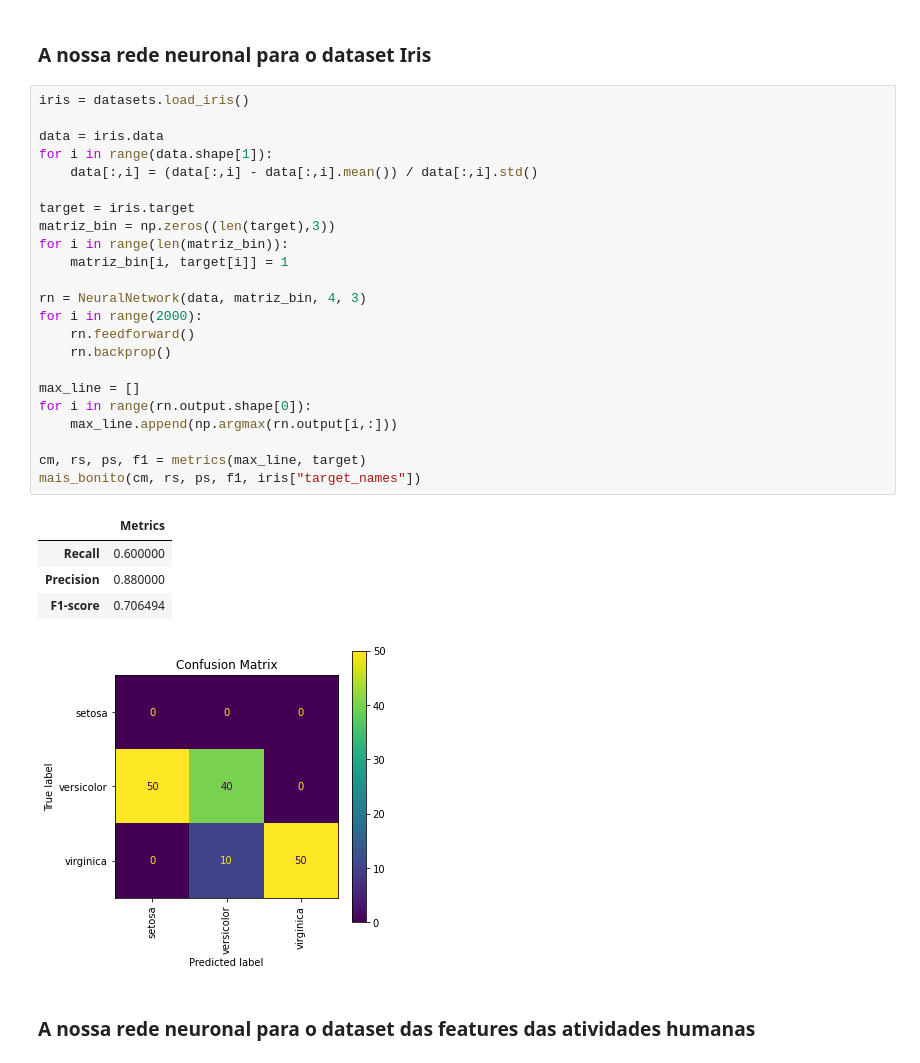
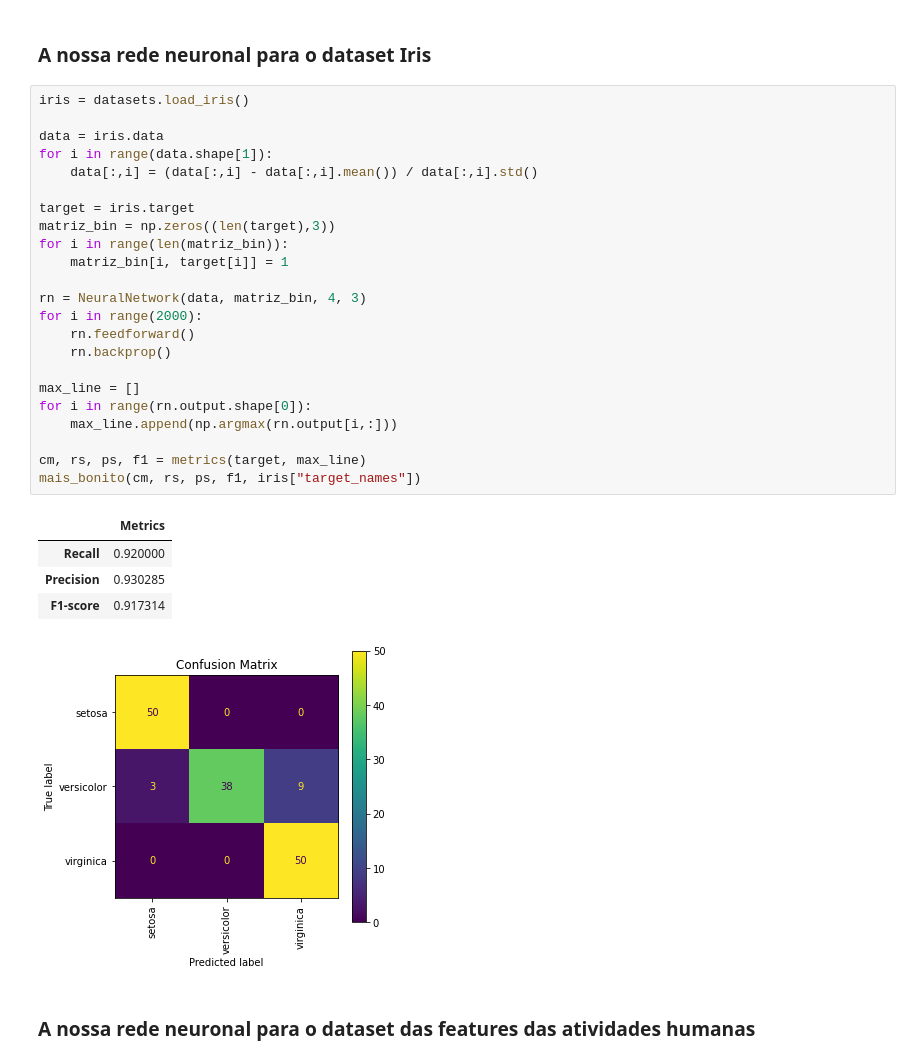
Before and after one commit to patii01/TCD-TP, a Jupyter notebook: Part_B/code/mainActivity.ipynb, the cells around one changed output. Drawn from its saved outputs; the diff is of its cells as text.

```diff
--- a/Part_B/code/mainActivity.ipynb
+++ b/Part_B/code/mainActivity.ipynb
@@ -1303,32 +1398,32 @@ class NeuralNetwork:
 # %%
 iris = datasets.load_iris()
 
 data = iris.data
 for i in range(data.shape[1]):
     data[:,i] = (data[:,i] - data[:,i].mean()) / data[:,i].std()
 
 target = iris.target
 matriz_bin = np.zeros((len(target),3))
 for i in range(len(matriz_bin)):
     matriz_bin[i, target[i]] = 1
 
 rn = NeuralNetwork(data, matriz_bin, 4, 3)
 for i in range(2000):
     rn.feedforward()
     rn.backprop()
 
 max_line = []
 for i in range(rn.output.shape[0]):
     max_line.append(np.argmax(rn.output[i,:]))
 
-cm, rs, ps, f1 = metrics(max_line, target)
+cm, rs, ps, f1 = metrics(target, max_line)
 mais_bonito(cm, rs, ps, f1, iris["target_names"])
 # %% [output]
 |  | Metrics |
-| Recall | 0.600000 |
-| Precision | 0.880000 |
-| F1-score | 0.706494 |
+| Recall | 0.920000 |
+| Precision | 0.930285 |
+| F1-score | 0.917314 |
-[figure, old version]
+[figure, new version]
 # %% [markdown]
 ### A nossa rede neuronal para o dataset das features das atividades humanas
 # %%
```
Also changed, not shown: parts of 12 cells of this notebook, 1 other file.
